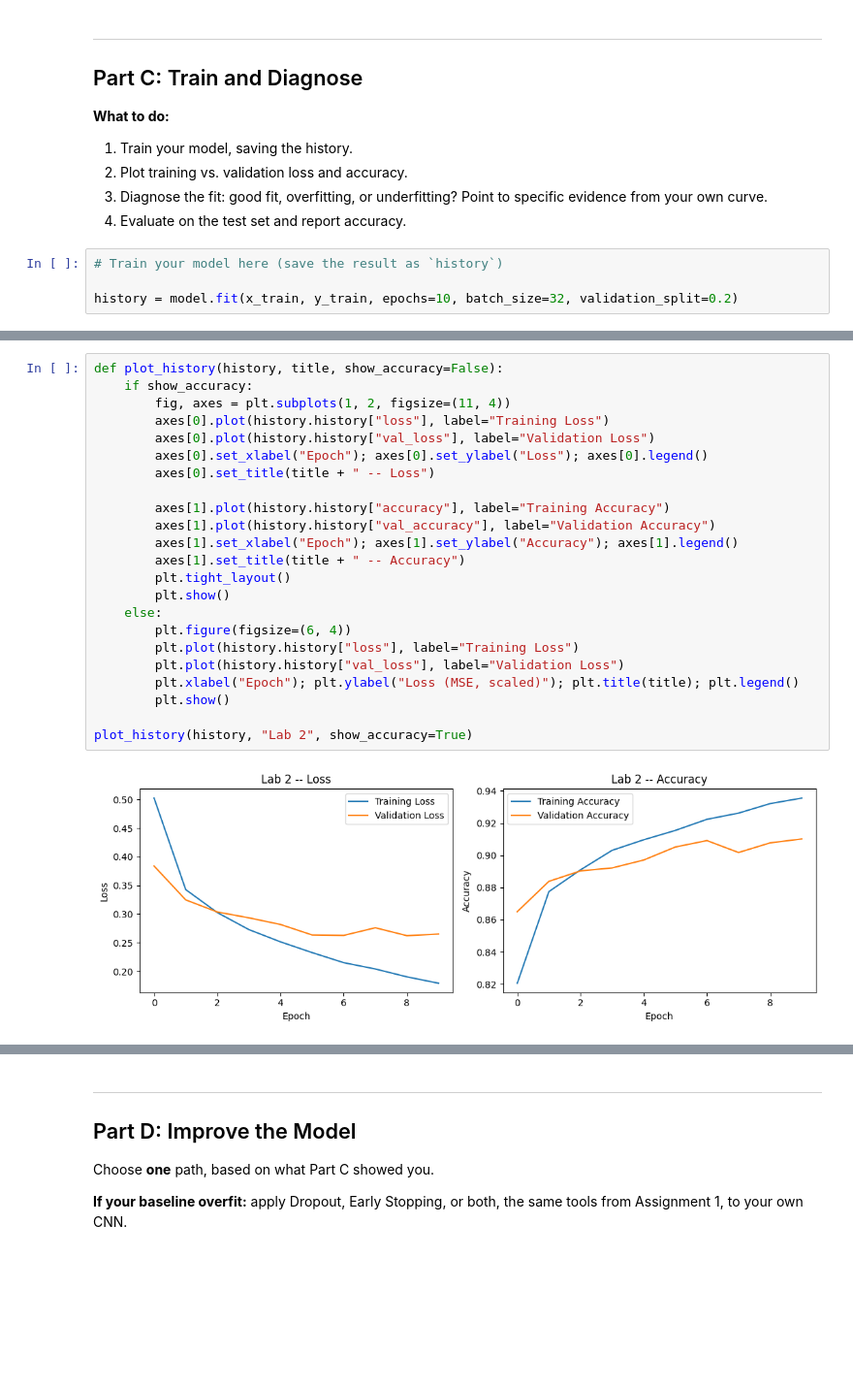
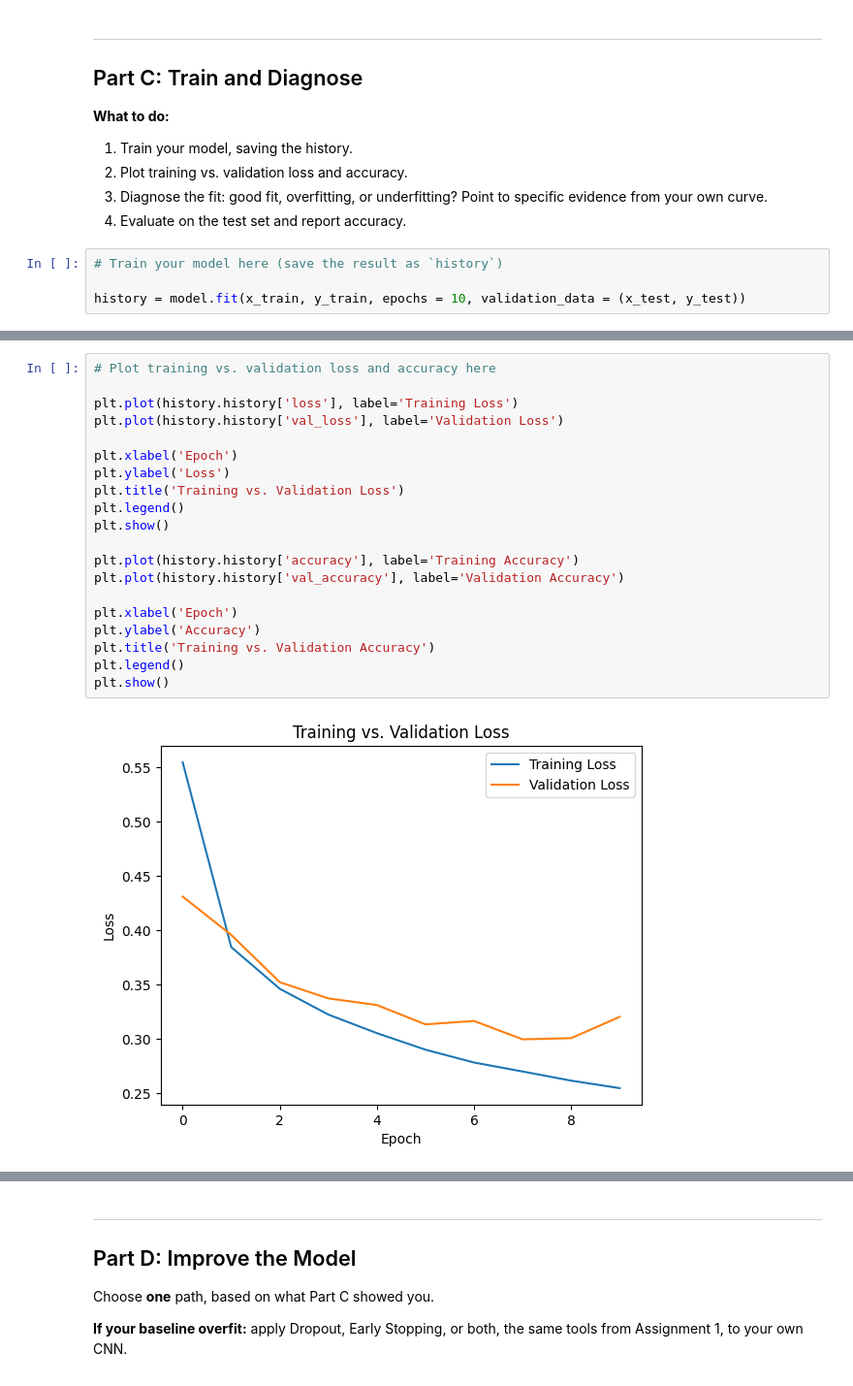
Before and after one commit to hoffmanpeyton14-art/IT480-FA26, a Jupyter notebook: Lab2/Lab2_CNN_PetFinder_Starter.ipynb, the cells around one changed output, grey strips where cells are left out. Shown at 97% size. Cells and saved outputs as stored; diff of their text form; blank space fills up the shorter version.

```diff
--- a/Lab2/Lab2_CNN_PetFinder_Starter.ipynb
+++ b/Lab2/Lab2_CNN_PetFinder_Starter.ipynb
@@ -97,6 +133,6 @@ model.compile(optimizer='adam', loss='categorical_crossentropy', metrics=['accur
 # %%
 # Train your model here (save the result as `history`)
 
-history = model.fit(x_train, y_train, epochs=10, batch_size=32, validation_split=0.2)
+history = model.fit(x_train, y_train, epochs = 10, validation_data = (x_test, y_test))
 # %% [output]
 Epoch 1/10
@@ -122,25 +158,22 @@ Epoch 10/10
 # %%
-def plot_history(history, title, show_accuracy=False):
-    if show_accuracy:
-        fig, axes = plt.subplots(1, 2, figsize=(11, 4))
-        axes[0].plot(history.history["loss"], label="Training Loss")
-        axes[0].plot(history.history["val_loss"], label="Validation Loss")
-        axes[0].set_xlabel("Epoch"); axes[0].set_ylabel("Loss"); axes[0].legend()
-        axes[0].set_title(title + " -- Loss")
+# Plot training vs. validation loss and accuracy here
 
-        axes[1].plot(history.history["accuracy"], label="Training Accuracy")
-        axes[1].plot(history.history["val_accuracy"], label="Validation Accuracy")
-        axes[1].set_xlabel("Epoch"); axes[1].set_ylabel("Accuracy"); axes[1].legend()
-        axes[1].set_title(title + " -- Accuracy")
-        plt.tight_layout()
-        plt.show()
-    else:
-        plt.figure(figsize=(6, 4))
-        plt.plot(history.history["loss"], label="Training Loss")
-        plt.plot(history.history["val_loss"], label="Validation Loss")
-        plt.xlabel("Epoch"); plt.ylabel("Loss (MSE, scaled)"); plt.title(title); plt.legend()
-        plt.show()
+plt.plot(history.history['loss'], label='Training Loss')
+plt.plot(history.history['val_loss'], label='Validation Loss')
 
-plot_history(history, "Lab 2", show_accuracy=True)
+plt.xlabel('Epoch')
+plt.ylabel('Loss')
+plt.title('Training vs. Validation Loss')
+plt.legend()
+plt.show()
+
+plt.plot(history.history['accuracy'], label='Training Accuracy')
+plt.plot(history.history['val_accuracy'], label='Validation Accuracy')
+
+plt.xlabel('Epoch')
+plt.ylabel('Accuracy')
+plt.title('Training vs. Validation Accuracy')
+plt.legend()
+plt.show()
 # %% [output]
-[figure, old version]
+[figure, new version]
```
Also changed, not shown: parts of 24 cells of this notebook.
